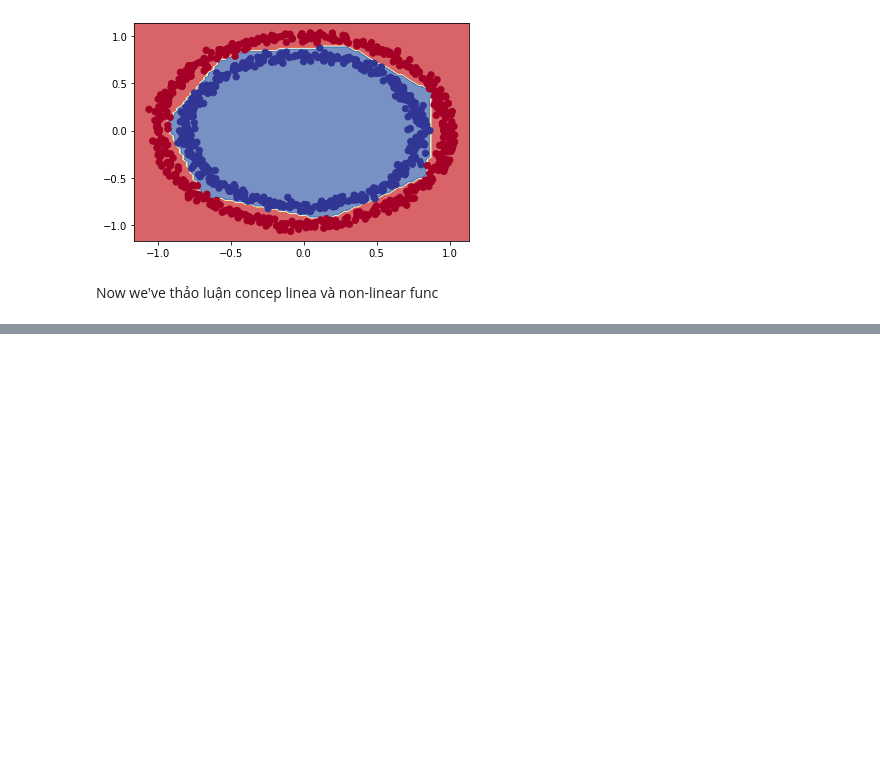
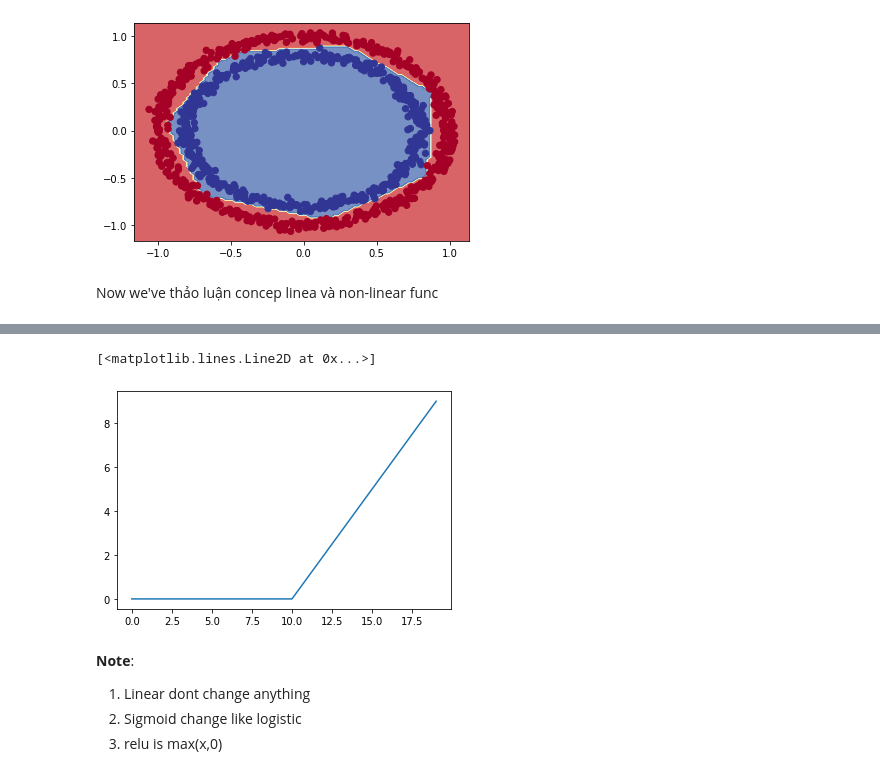
Before and after one commit to Thuoq/Hands-On-Machine-Learning-with-Scikit-Learn-Keras-and-TensorFlow-2nd-Edition, a Jupyter notebook: 02_Tensroflow_with_Classification_Problem.ipynb, the cells around one changed output, grey strips where cells are left out. Cells and saved outputs as stored; diff of their text form; code cells hidden in the pictures; blank space fills up the shorter version.

```diff
--- a/02_Tensroflow_with_Classification_Problem.ipynb
+++ b/02_Tensroflow_with_Classification_Problem.ipynb
@@ -527,0 +559,13 @@ Now we've thảo luận concep linea và non-linear func
+# %%
+# Let's recreate the relu function
+def relu(x):
+  return tf.maximum(0,x)
+plt.plot(relu(A))
+# %% [output]
+[<matplotlib.lines.Line2D at 0x...>]
+[figure, added]
+# %% [markdown]
+**Note**:
+1. Linear dont change anything
+2. Sigmoid change like logistic
+3. relu is max(x,0)
```
Also changed, not shown: parts of 37 cells of this notebook.
